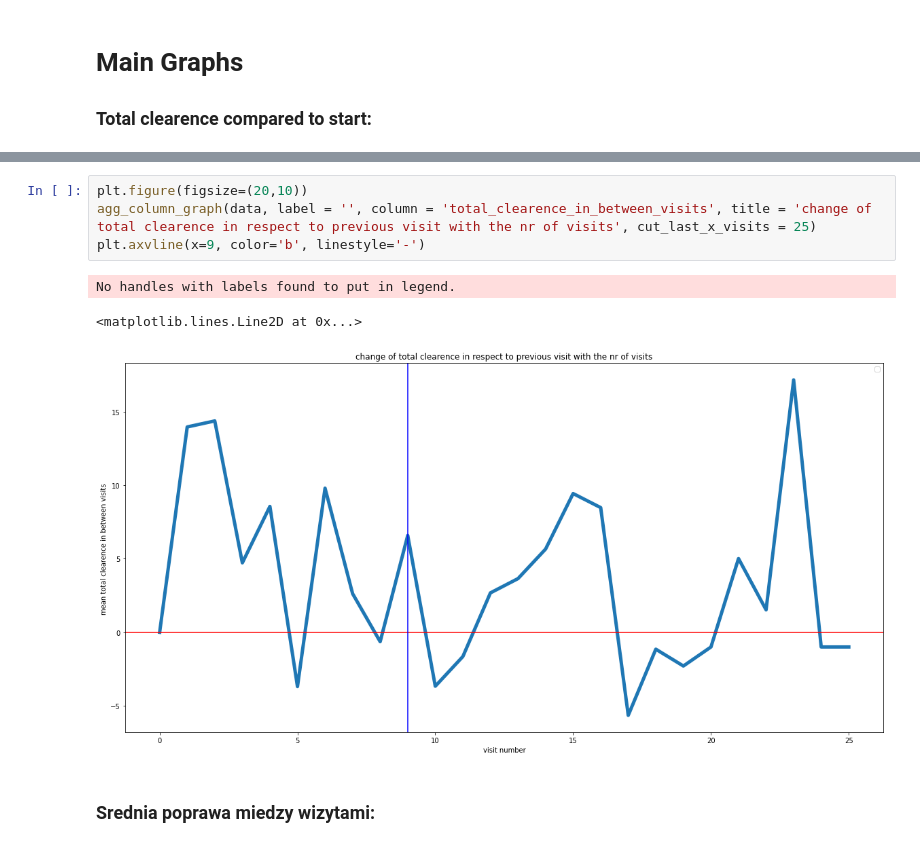
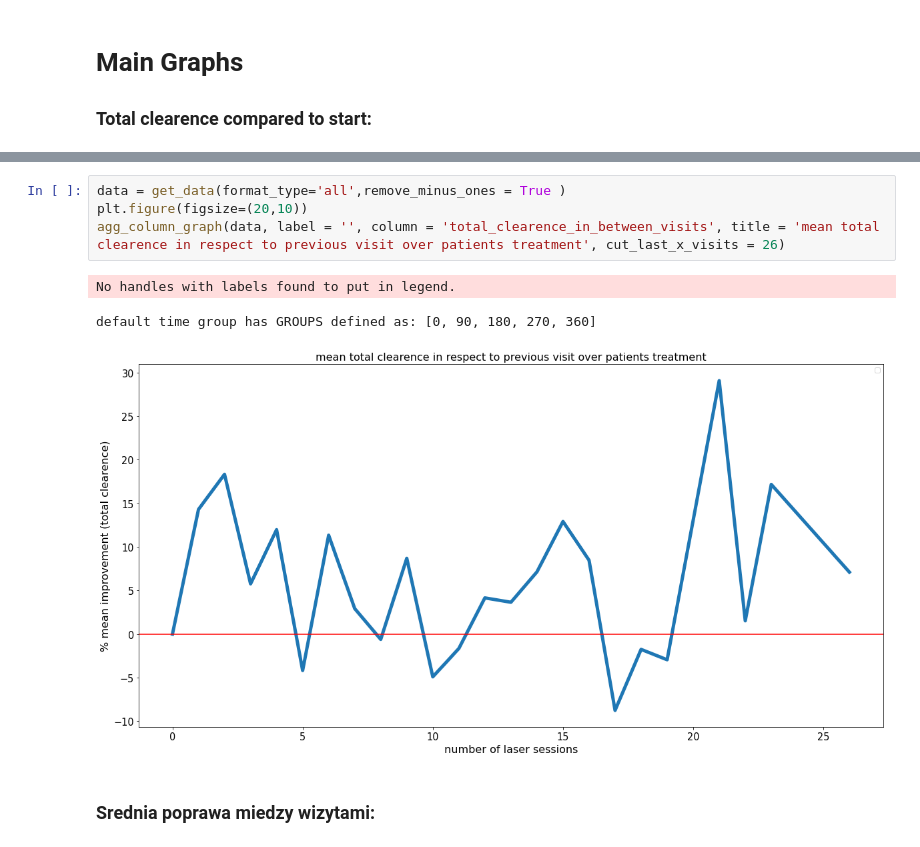
Before and after one commit to szczekulskij/long-term-analysis-of-pws, a Jupyter notebook: main.ipynb, the cells around one changed output, grey strips where cells are left out. Drawn from its saved outputs; the diff is of its cells as text.

```diff
--- a/main.ipynb
+++ b/main.ipynb
@@ -359,11 +322,11 @@ No handles with labels found to put in legend.
 # %%
+data = get_data(format_type='all',remove_minus_ones = True )
 plt.figure(figsize=(20,10))
-agg_column_graph(data, label = '', column = 'total_clearence_in_between_visits', title = 'change of total clearence in respect to previous visit with the nr of visits', cut_last_x_visits = 25)
-plt.axvline(x=9, color='b', linestyle='-')
+agg_column_graph(data, label = '', column = 'total_clearence_in_between_visits', title = 'mean total clearence in respect to previous visit over patients treatment', cut_last_x_visits = 26)
 # %% [output]
 No handles with labels found to put in legend.
-<matplotlib.lines.Line2D at 0x...>
+default time group has GROUPS defined as: [0, 90, 180, 270, 360]
-[figure, old version]
+[figure, new version]
 # %% [markdown]
 ### Srednia poprawa miedzy wizytami:
 # %%
```
Also changed, not shown: parts of 30 cells of this notebook, 1 other file.
